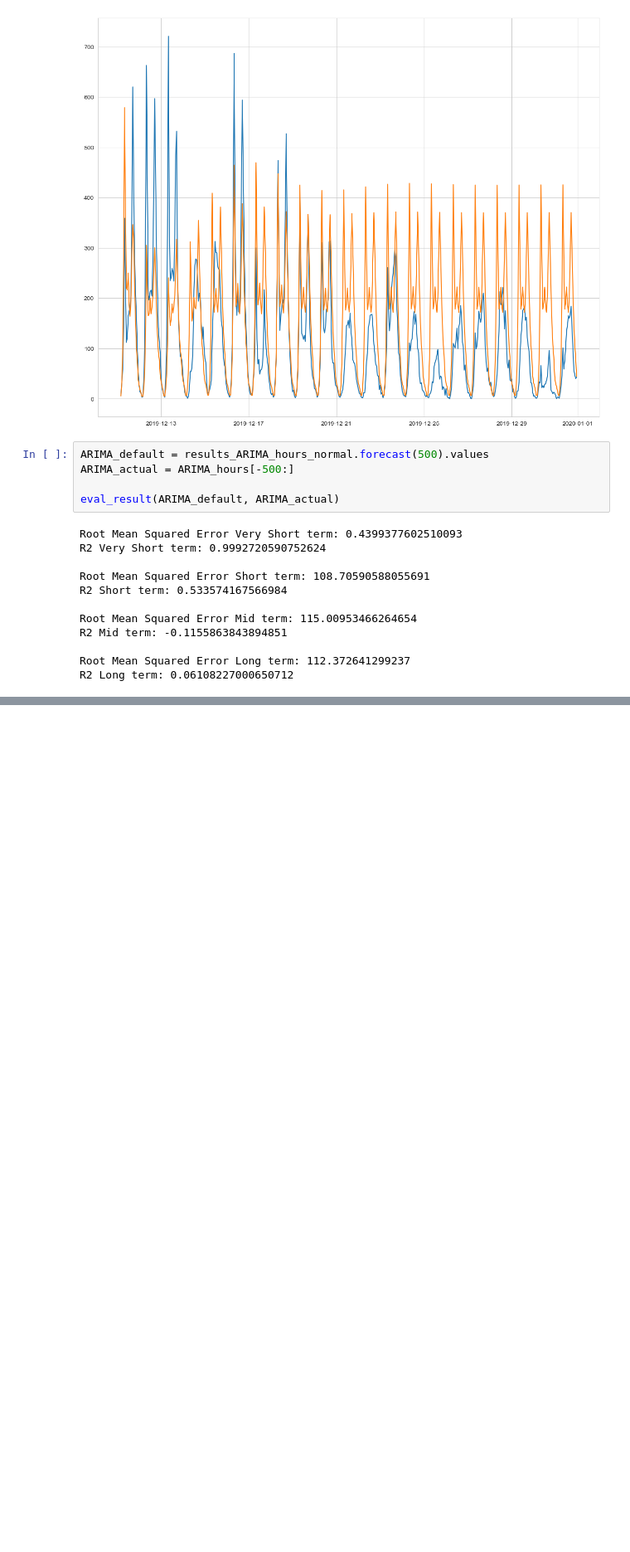
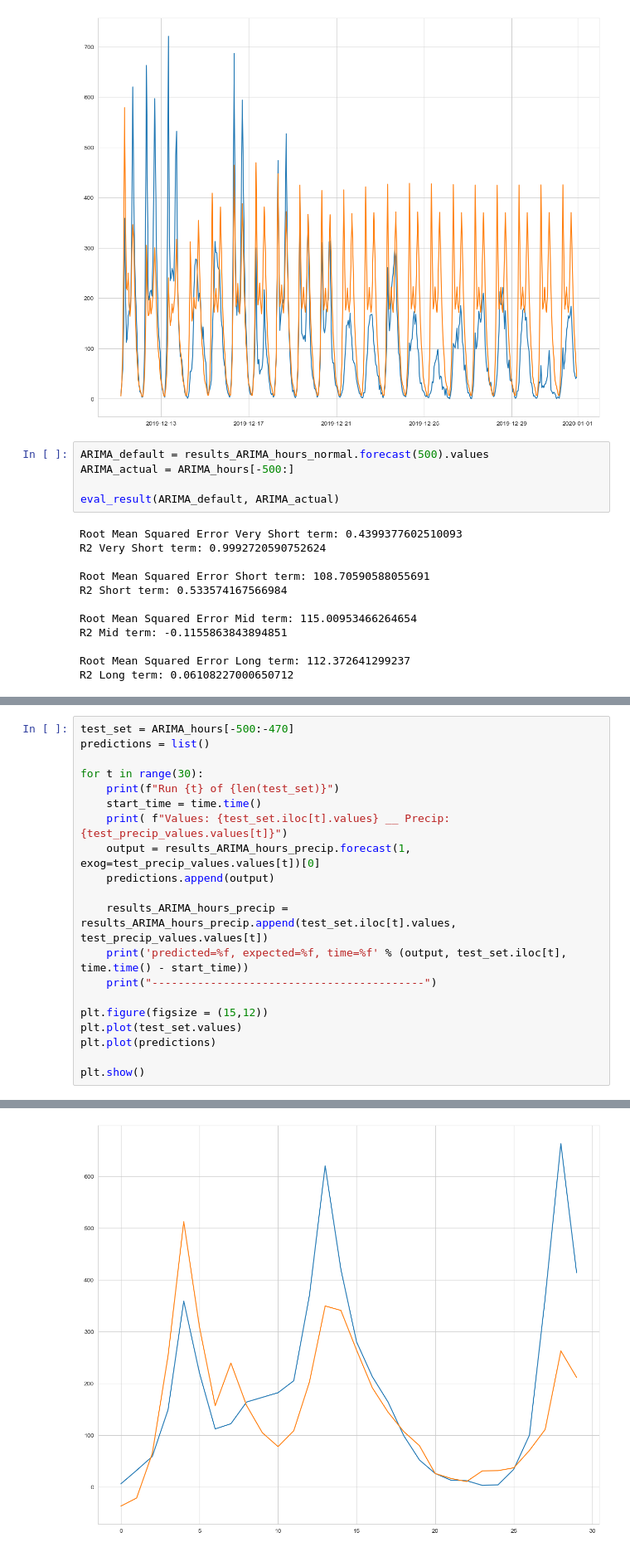
Before and after one commit to JuliusScheuerer/AA_Team_12_Assignment, a Jupyter notebook: AA_Team_12_Code.ipynb, the cells around one changed output, grey strips where cells are left out. Shown at 83% size. Cells and saved outputs as stored; diff of their text form; blank space fills up the shorter version.

```diff
--- a/AA_Team_12_Code.ipynb
+++ b/AA_Team_12_Code.ipynb
@@ -905,0 +936,21 @@ R2 Long term: 0.06108227000650712
+# %%
+test_set = ARIMA_hours[-500:-470]
+predictions = list()
+
+for t in range(30):
+    print(f"Run {t} of {len(test_set)}")
+    start_time = time.time()
+    print( f"Values: {test_set.iloc[t].values} __ Precip: {test_precip_values.values[t]}")
+    output = results_ARIMA_hours_precip.forecast(1, exog=test_precip_values.values[t])[0]
+    predictions.append(output)
+
+    results_ARIMA_hours_precip = results_ARIMA_hours_precip.append(test_set.iloc[t].values, test_precip_values.values[t])
+    print('predicted=%f, expected=%f, time=%f' % (output, test_set.iloc[t], time.time() - start_time))
+    print("------------------------------------------")
+
+plt.figure(figsize = (15,12))
+plt.plot(test_set.values)
+plt.plot(predictions)
+
+plt.show()
+# %% [output]
@@ -905,0 +974 @@ R2 Long term: 0.06108227000650712
+[figure, added]
```
Also changed, not shown: parts of 18 cells of this notebook.
